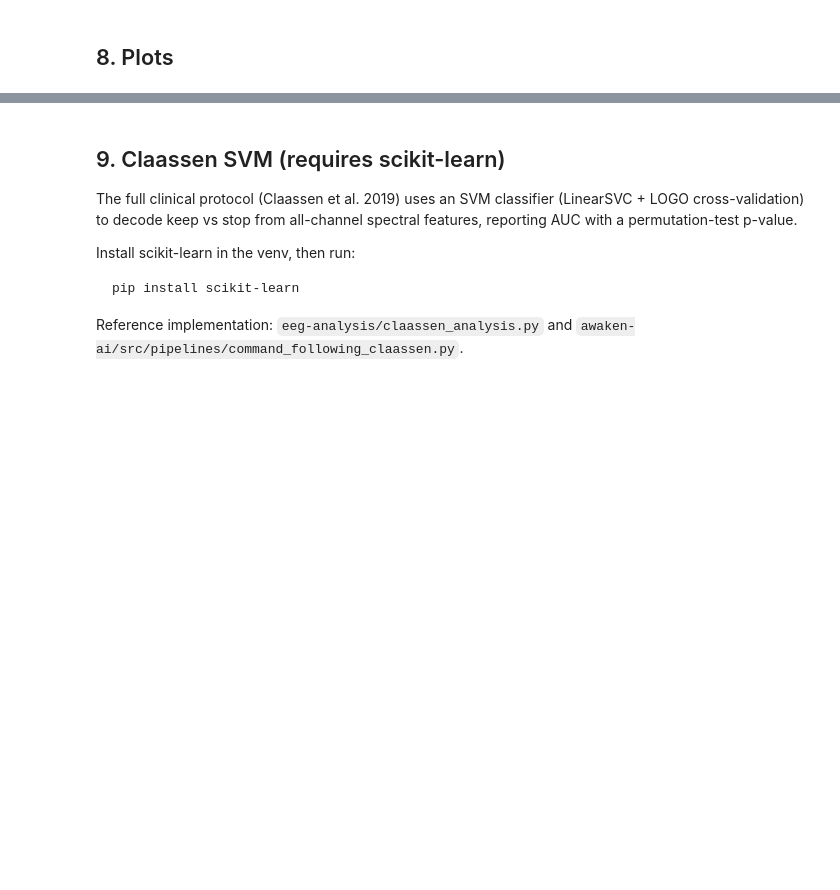
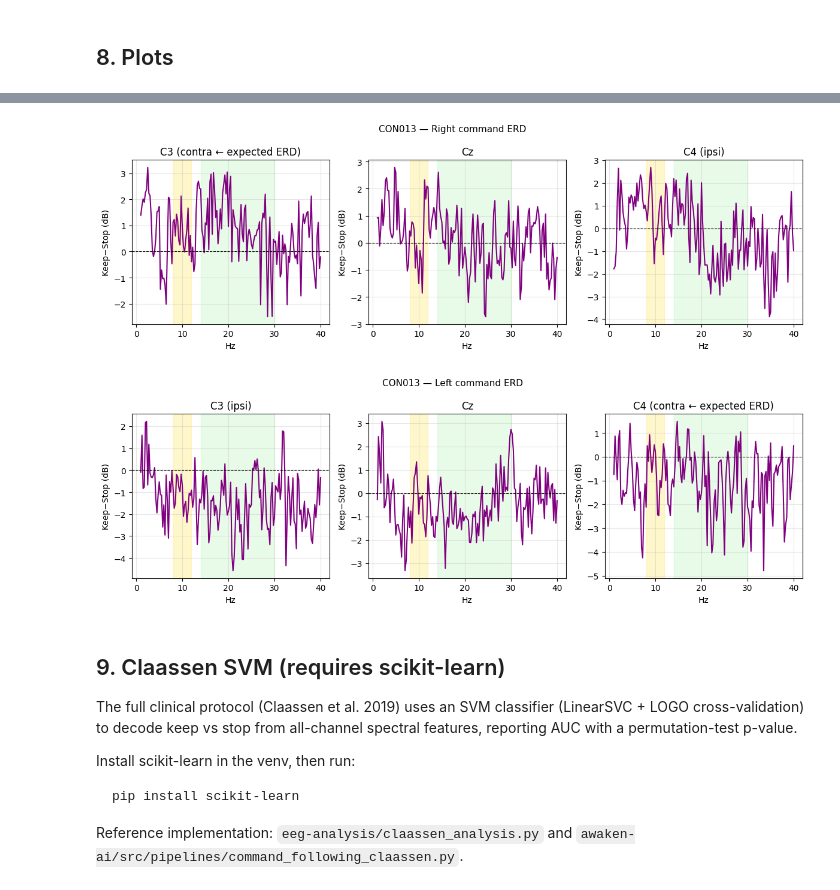
Before and after one commit to EEG-Prognostication/analysis, a Jupyter notebook: notebooks/command_following.ipynb, the cells around one changed output, grey strips where cells are left out. Drawn from its saved outputs; the diff is of its cells as text; code cells hidden in the pictures; blank space fills up the shorter version.

Commit message:
updated oddball, language, command analysis notebooks

```diff
--- a/notebooks/command_following.ipynb
+++ b/notebooks/command_following.ipynb
@@ -51,0 +102,24 @@ print(f'Subject: {SUBJECT_ID}  |  EDF: {EDF_PATH}')
+# %%
+_sel = sessions[csv_dropdown.value]
+SUBJECT_ID   = _sel['patient_id']
+SESSION_DATE = _sel['date']
+CSV_PATH     = _sel['csv']
+EDF_PATH     = _sel['edf']
+
+if EDF_PATH is None or not EDF_PATH.exists():
+    raise FileNotFoundError(
+        f'No EDF found for {SUBJECT_ID} — '
+        f'add {SUBJECT_ID}_clipped.EDF to patient_data/edfs/'
+    )
+
+OUT_DIR = ANALYSIS_ROOT / 'results' / SUBJECT_ID / 'command'
+OUT_DIR.mkdir(parents=True, exist_ok=True)
+
+EEG_CHANNELS = DEFAULT_EEG_CHANNELS.copy()
+BAD_CHANNELS = []
+
+print(f'Subject:    {SUBJECT_ID}')
+print(f'Date:       {SESSION_DATE}')
+print(f'EDF:        {EDF_PATH.name}')
+print(f'CSV:        {CSV_PATH.name}')
+print(f'Output dir: {OUT_DIR}')
@@ -280,5 +398,4 @@ plt.show()
 # %%
-# Lateralization: per-side ERD at each motor channel
 if 'C3' in available_eeg and 'C4' in available_eeg:
     for side in ['right', 'left']:
         contra = 'C3' if side == 'right' else 'C4'
@@ -291,35 +408,38 @@ if 'C3' in available_eeg and 'C4' in available_eeg:
 
         ep_k = mne.Epochs(raw_erd, keep_events[side_keep.values], event_id={'keep': 1},
                           tmin=0, tmax=9.9, baseline=None, preload=True, verbose=False)
-        ep_s = mne.Epochs(raw_erd, stop_events[side_stop.values], event_id={'stop': 1},
+        ep_s = mne.Epochs(raw_erd, stop_events[side_stop.values], event_id={'stop': 2},
                           tmin=0, tmax=9.9, baseline=None, preload=True, verbose=False)
 
         fig, axes = plt.subplots(1, len(MOTOR_CHANNELS), figsize=(4 * len(MOTOR_CHANNELS), 4))
         if len(MOTOR_CHANNELS) == 1:
             axes = [axes]
 
         for ax, ch in zip(axes, MOTOR_CHANNELS):
             pk = ep_k.copy().pick([ch]).compute_psd(method='welch', fmin=1, fmax=40, verbose=False)
             ps = ep_s.copy().pick([ch]).compute_psd(method='welch', fmin=1, fmax=40, verbose=False)
             dk, f = pk.get_data(return_freqs=True)
             ds, _ = ps.get_data(return_freqs=True)
             erd_ch = 10 * np.log10(dk.mean(axis=(0,1)) / (ds.mean(axis=(0,1)) + 1e-30))
             ax.plot(f, erd_ch, color='purple', lw=1.5)
             ax.axhline(0, color='k', lw=0.8, ls='--')
             for f0, f1, c in [(8, 12, 'gold'), (14, 30, 'lightgreen')]:
                 ax.axvspan(f0, f1, color=c, alpha=0.2)
             label = f'{ch}'
             if ch == contra: label += ' (contra ← expected ERD)'
             elif ch == ipsi:  label += ' (ipsi)'
             ax.set(title=label, xlabel='Hz', ylabel='Keep−Stop (dB)')
             ax.grid(True, alpha=0.3)
 
         fig.suptitle(f'{SUBJECT_ID} — {side.capitalize()} command ERD', fontsize=11)
         plt.tight_layout()
-        plt.savefig(os.path.join(OUT_DIR, f'{SUBJECT_ID}_command_{side}_lateralization.png'), dpi=150)
+        plt.savefig(OUT_DIR / f'{SUBJECT_ID}_command_{side}_lateralization.png', dpi=150)
         plt.show()
 else:
     print("C3 and/or C4 not available — skipping lateralization plot.")
+# %% [output]
+[figure, added]
+[figure, added]
 # %% [markdown]
 ## 9. Claassen SVM (requires scikit-learn)
 
```
Also changed, not shown: parts of 14 cells of this notebook, 2 other files.
